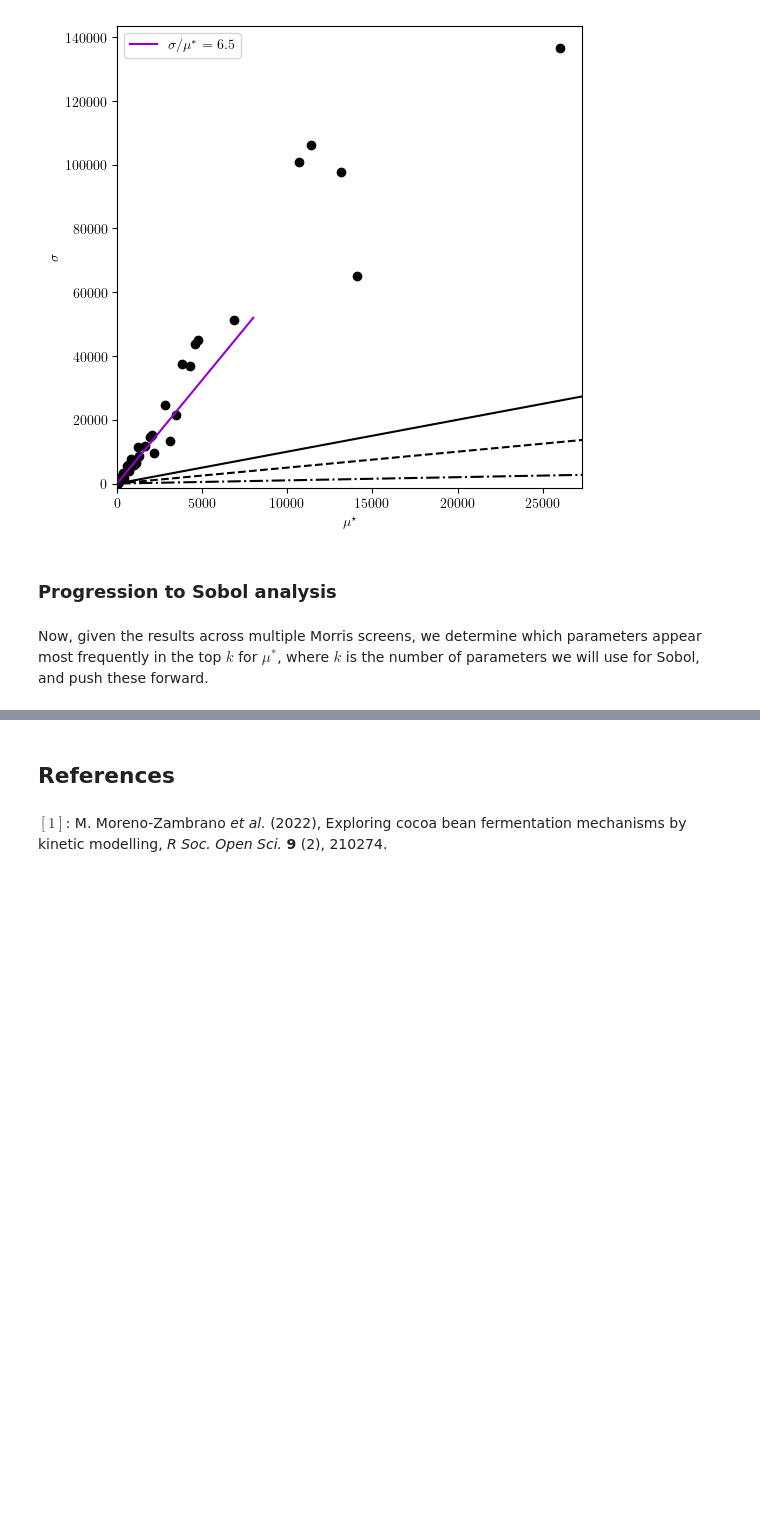
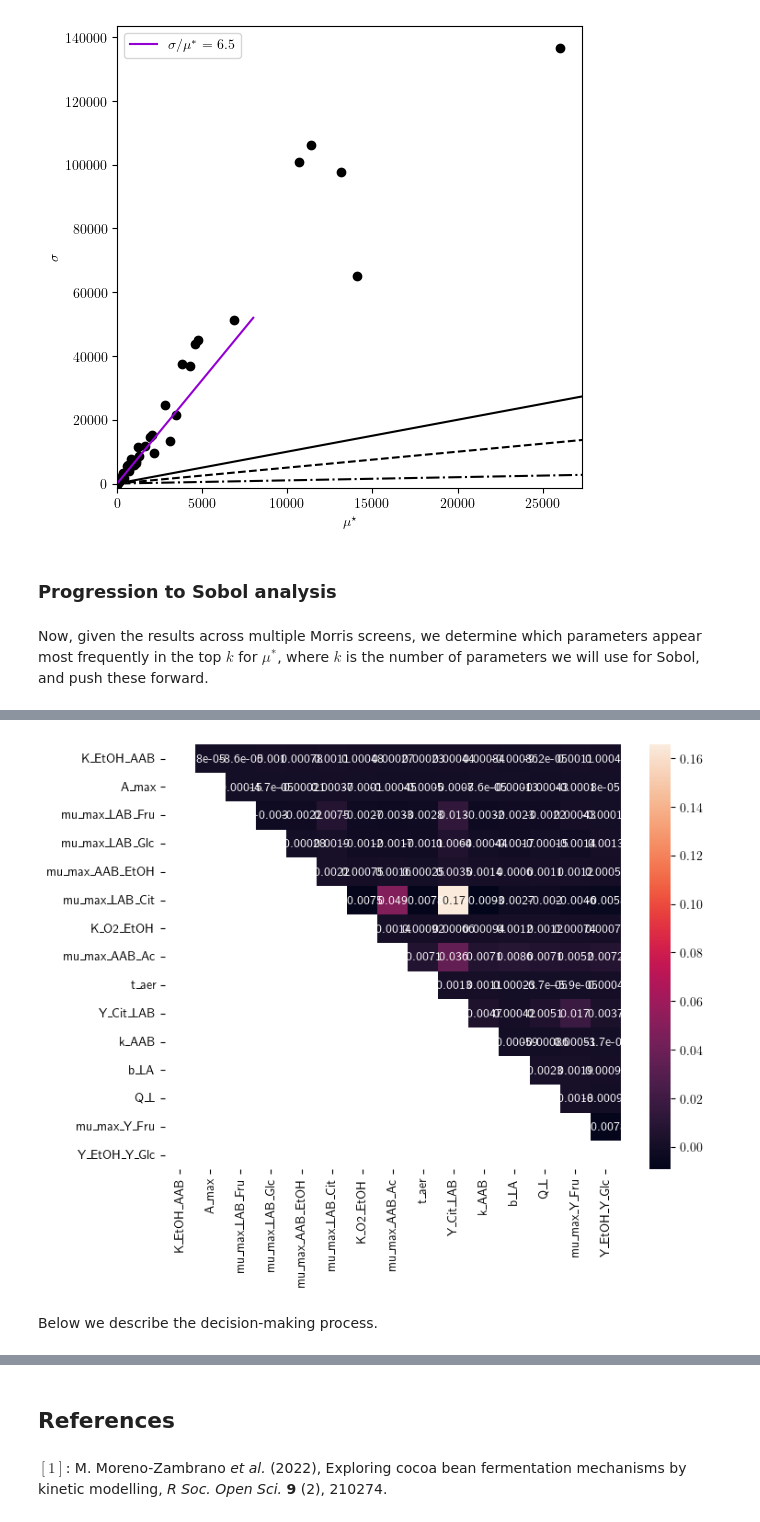
Before and after one commit to mghosh00/FermentingCocoa, a Jupyter notebook: fermenting_cocoa/scripts/sensitivity_analysis/sensitivity.ipynb, the cells around one changed output, grey strips where cells are left out. Saved outputs shown, nothing was run; the diff lists cells and outputs as text; code cells hidden in the pictures; blank space fills up the shorter version.

```diff
--- a/fermenting_cocoa/scripts/sensitivity_analysis/sensitivity.ipynb
+++ b/fermenting_cocoa/scripts/sensitivity_analysis/sensitivity.ipynb
@@ -495,0 +835,6 @@ for i in range(len(count_df)):
+# %%
+sobol_df = pd.read_csv(f"{res_dir}/sobol/rankings.csv", index_col=0)
+S2_df = pd.read_csv(f"{res_dir}/sobol/S2.csv", index_col=0)
+S2_arr = S2_df.to_numpy()[:,:]
+S1_arr, ST_arr = sobol_df["S1"].to_numpy(), sobol_df["ST"].to_numpy()
+sorted_sobol_labels = sobol_df["name"]
@@ -495,0 +849,8 @@ for i in range(len(count_df)):
+# %%
+plt.figure(figsize=(8, 6))
+sn.heatmap(S2_df, annot=True)
+plt.savefig(f"{res_dir}/sobol/S2.png")
+# %% [output]
+[figure, added]
+# %% [markdown]
+Below we describe the decision-making process.
```
Also changed, not shown: parts of 72 cells of this notebook, 18 other files.
